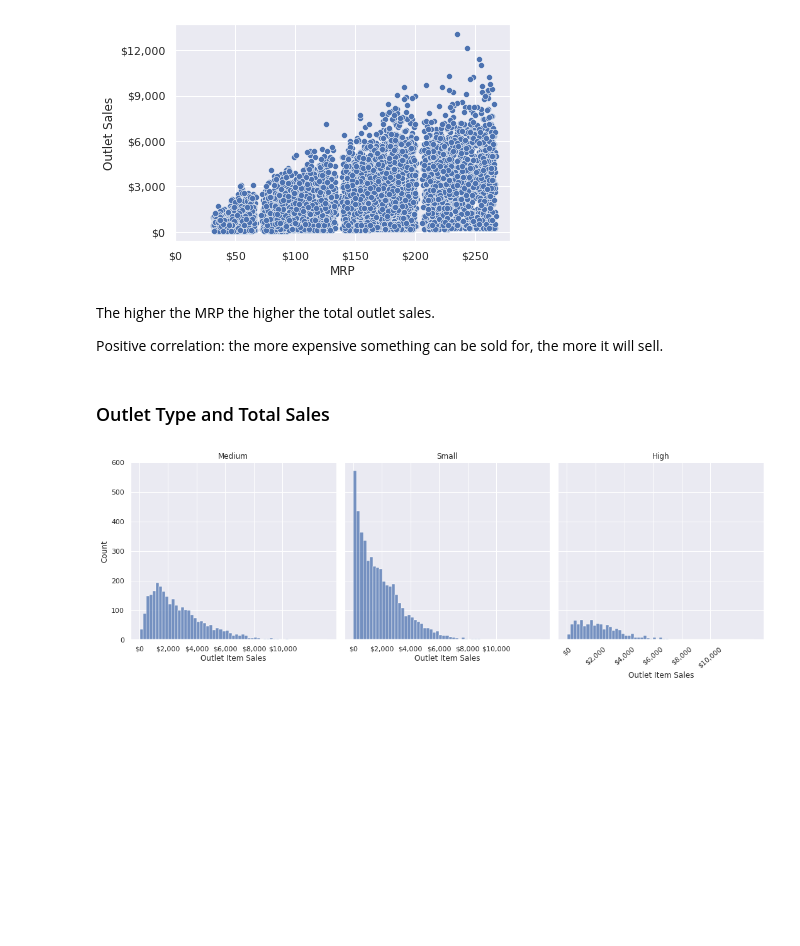
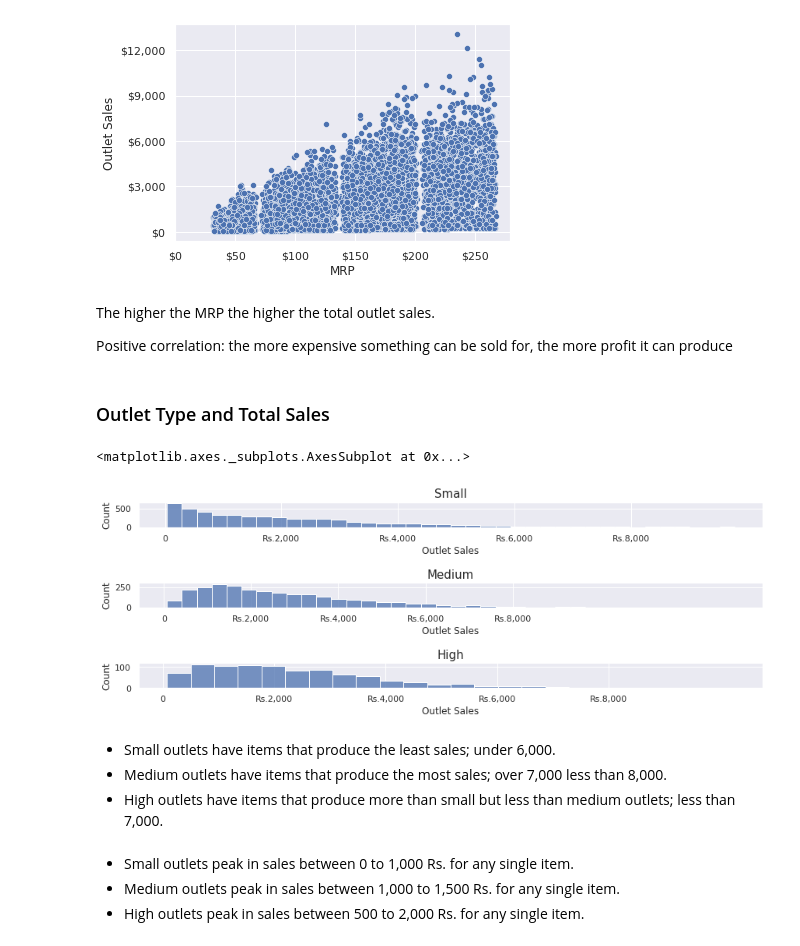
Before and after one commit to SantosAbimaelRomero/Sales-Preditions, a Jupyter notebook: Sales_Predictions_Project.ipynb, the cells around one changed output. Drawn from its saved outputs; the diff is of its cells as text; code cells hidden in the pictures; blank space fills up the shorter version.

```diff
--- a/Sales_Predictions_Project.ipynb
+++ b/Sales_Predictions_Project.ipynb
@@ -400,20 +410,42 @@ plt.show()
 # %% [markdown]
 The higher the MRP the higher the total outlet sales.
 
-Positive correlation: the more expensive something can be sold for, the more it will sell.
+Positive correlation: the more expensive something can be sold for, the more profit it can produce
 # %% [markdown]
 ### Outlet Type and Total Sales
-# %%
-sns.set(style='darkgrid')
-size = sns.displot(data=sales_csv, x='Item_Outlet_Sales', col='Outlet_Size',
-                  aspect= 1, height=5
-                  )
-size.set_titles("{col_name}")
-size.set_axis_labels('Outlet Item Sales')
-plt.xticks(ticks = [0, 2000, 4000, 6000, 8000, 10000],
-           labels = ['$0', '$2,000', '$4,000', '$6,000', '$8,000', '$10,000'],
-           rotation = 40
-           )
-plt.show()
-# %% [output]
-[figure, removed]
+# %%
+small = sales_csv[sales_csv['Outlet_Size'] == 'Small']
+medium = sales_csv[sales_csv['Outlet_Size'] == 'Medium']
+high = sales_csv[sales_csv['Outlet_Size'] == 'High']
+# %%
+fig, axes = plt.subplots(nrows = 3, figsize = (12, 4))
+fig.tight_layout(h_pad=4)
+
+axes[0].set_title('Small', fontsize=15)
+axes[0].set_xlabel('Outlet Sales')
+axes[0].set_xticks(ticks=[0, 2000, 4000, 6000, 8000])
+axes[0].set_xticklabels(labels=['0', 'Rs.2,000', 'Rs.4,000', 'Rs.6,000', 'Rs.8,000'])
+sns.histplot(data = small, x = 'Item_Outlet_Sales', ax=axes[0], bins='auto')
+
+axes[1].set_title('Medium', fontsize=15)
+axes[1].set_xlabel('Outlet Sales')
+axes[1].set_xticks(ticks=[0, 2000, 4000, 6000, 8000])
+axes[1].set_xticklabels(labels=['0', 'Rs.2,000', 'Rs.4,000', 'Rs.6,000', 'Rs.8,000'])
+sns.histplot(data = medium, x = 'Item_Outlet_Sales', ax=axes[1], bins='auto')
+
+axes[2].set_title('High', fontsize=15)
+axes[2].set_xlabel('Outlet Sales')
+axes[2].set_xticks(ticks=[0, 2000, 4000, 6000, 8000])
+axes[2].set_xticklabels(labels=['0', 'Rs.2,000', 'Rs.4,000', 'Rs.6,000', 'Rs.8,000'])
+sns.histplot(data = high, x = 'Item_Outlet_Sales', ax=axes[2], bins='auto')
+# %% [output]
+<matplotlib.axes._subplots.AxesSubplot at 0x...>
+[figure, added]
+# %% [markdown]
+- Small outlets have items that produce the least sales; under 6,000.
+- Medium outlets have items that produce the most sales; over 7,000 less than 8,000.
+- High outlets have items that produce more than small but less than medium outlets; less than 7,000.
+# %% [markdown]
+- Small outlets peak in sales between 0 to 1,000 Rs. for any single item.
+- Medium outlets peak in sales between 1,000 to 1,500 Rs. for any single item.
+- High outlets peak in sales between 500 to 2,000 Rs. for any single item.
```
Also changed, not shown: parts of 10 cells of this notebook.
